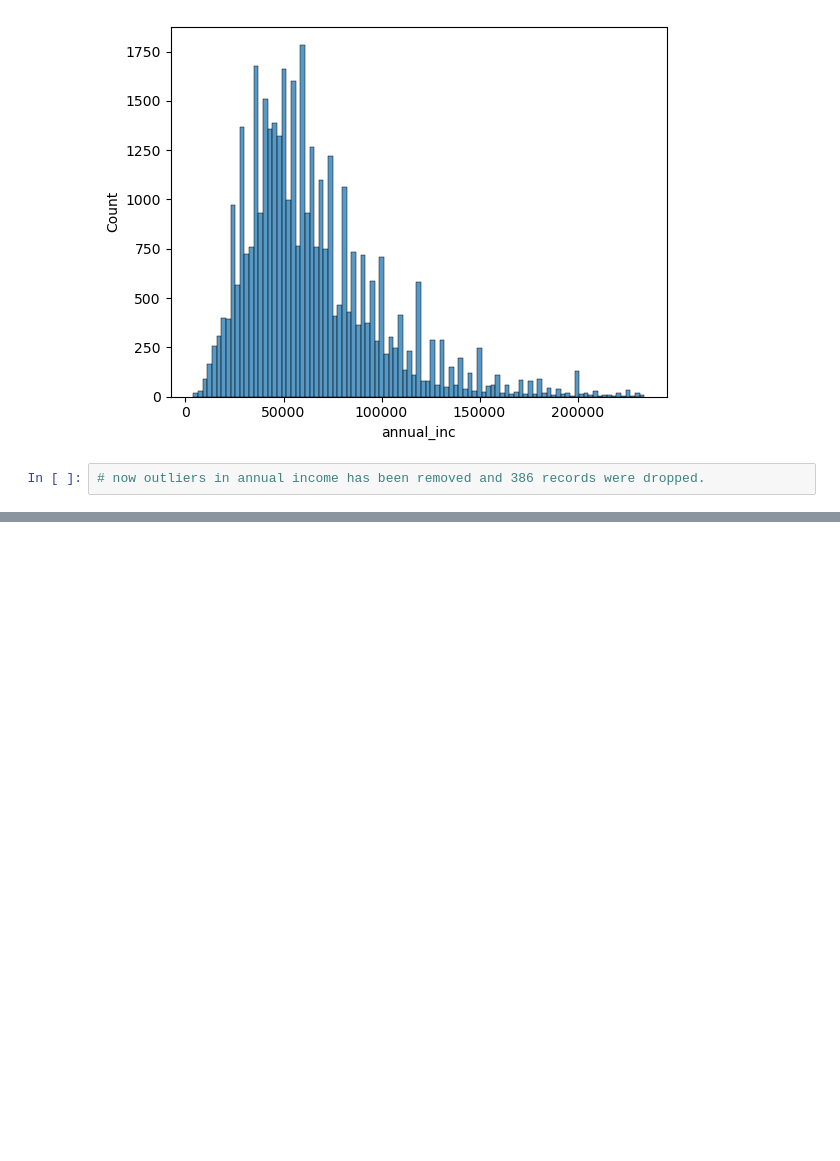
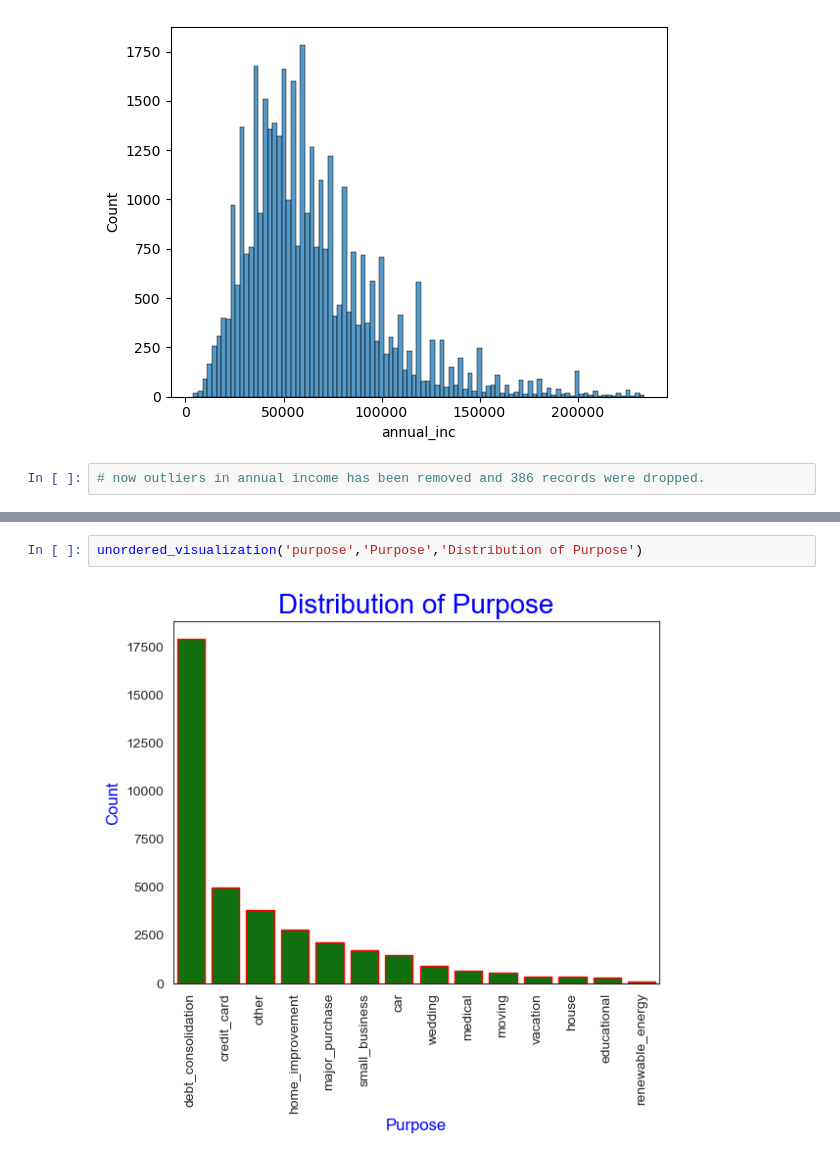
Before and after one commit to dipaksah20/Lending_Club_Case_Study, a Jupyter notebook: Dipak_Sah.ipynb, the cells around one changed output, grey strips where cells are left out. Cells and saved outputs as stored; diff of their text form; blank space fills up the shorter version.

```diff
--- a/Dipak_Sah.ipynb
+++ b/Dipak_Sah.ipynb
@@ -678,0 +714,4 @@ plt.show()
+# %%
+unordered_visualization('purpose','Purpose','Distribution of Purpose')
+# %% [output]
+[figure, added]
```
Also changed, not shown: parts of 119 cells of this notebook.
